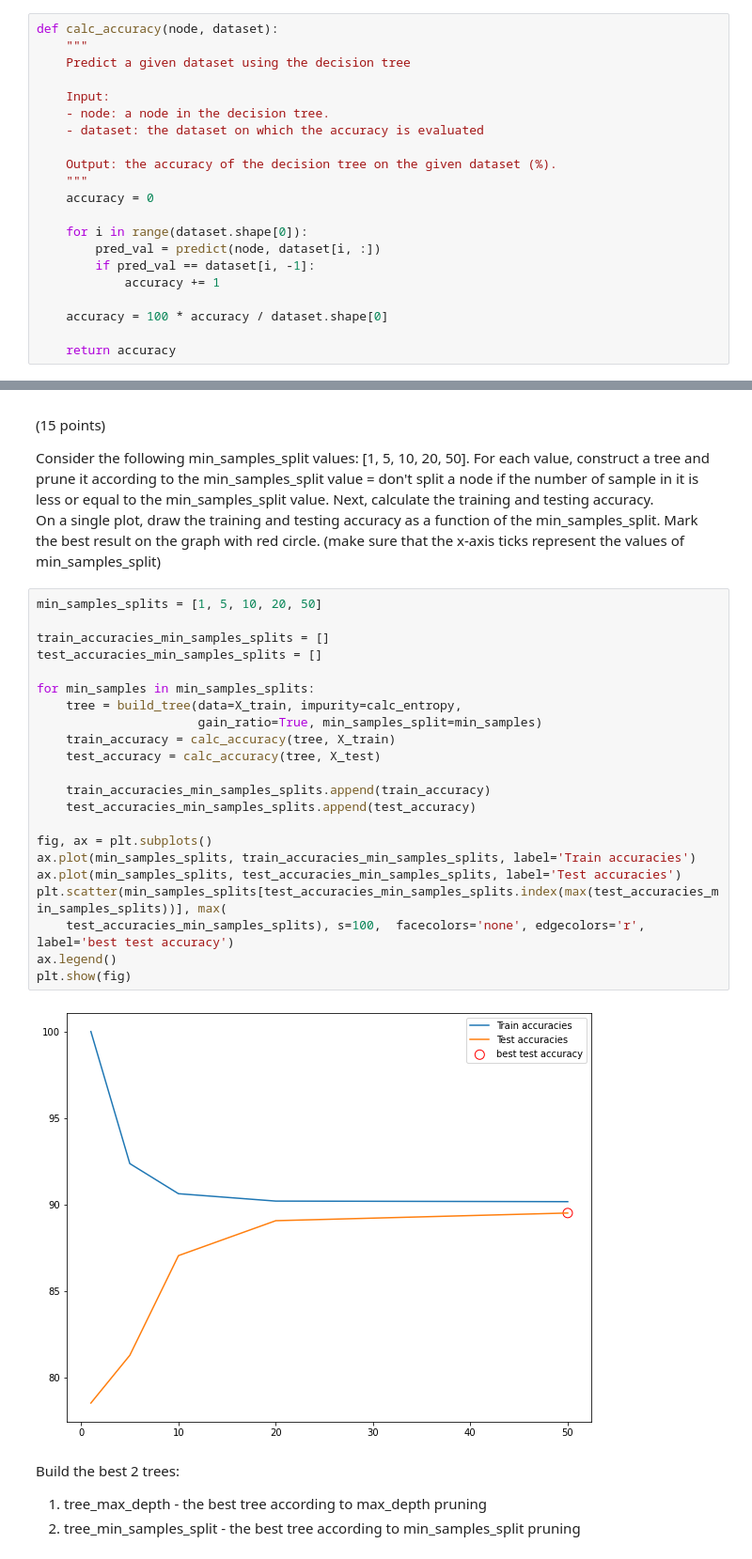
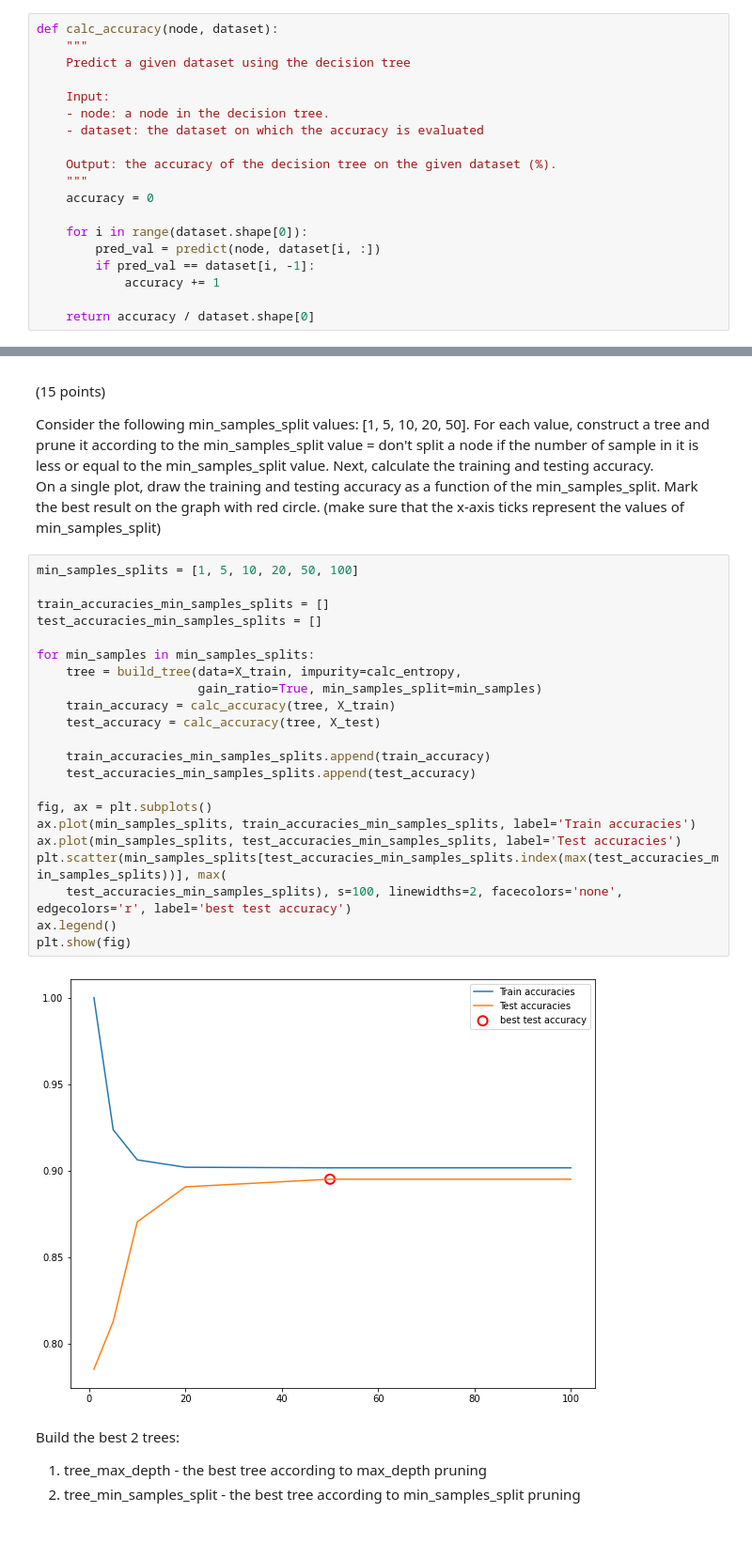
Before and after one commit to BDR2939/ML-from-Data, a Jupyter notebook: HW2/hw2_ 319238119_ 207576463.ipynb, the cells around one changed output, grey strips where cells are left out. Shown: that part at 94% size. Cells and saved outputs as stored; diff of their text form.

```diff
--- a/HW2/hw2_ 319238119_ 207576463.ipynb
+++ b/HW2/hw2_ 319238119_ 207576463.ipynb
@@ -418,9 +418,7 @@ def calc_accuracy(node, dataset):
         if pred_val == dataset[i, -1]:
             accuracy += 1
 
-    accuracy = 100 * accuracy / dataset.shape[0]
-
-    return accuracy
+    return accuracy / dataset.shape[0]
 # %% [markdown]
 After building the three trees using the training set, you should calculate the accuracy on the test set. For each tree print the training and test accuracy. Select the tree that gave you the best test accuracy. For the rest of the exercise, use that tree (when you asked to build another tree use the same impurity function and same gain_ratio flag).
 # %%
@@ -488,29 +486,29 @@ plt.show(fig)
 Consider the following min_samples_split values: [1, 5, 10, 20, 50]. For each value, construct a tree and prune it according to the min_samples_split value = don't split a node if the number of sample in it is less or equal to the min_samples_split value. Next, calculate the training and testing accuracy.<br>
 On a single plot, draw the training and testing accuracy as a function of the min_samples_split. Mark the best result on the graph with red circle. (make sure that the x-axis ticks represent the values of min_samples_split)
 # %%
-min_samples_splits = [1, 5, 10, 20, 50]
+min_samples_splits = [1, 5, 10, 20, 50, 100]
 
 train_accuracies_min_samples_splits = []
 test_accuracies_min_samples_splits = []
 
 for min_samples in min_samples_splits:
     tree = build_tree(data=X_train, impurity=calc_entropy,
                       gain_ratio=True, min_samples_split=min_samples)
     train_accuracy = calc_accuracy(tree, X_train)
     test_accuracy = calc_accuracy(tree, X_test)
 
     train_accuracies_min_samples_splits.append(train_accuracy)
     test_accuracies_min_samples_splits.append(test_accuracy)
 
 fig, ax = plt.subplots()
 ax.plot(min_samples_splits, train_accuracies_min_samples_splits, label='Train accuracies')
 ax.plot(min_samples_splits, test_accuracies_min_samples_splits, label='Test accuracies')
 plt.scatter(min_samples_splits[test_accuracies_min_samples_splits.index(max(test_accuracies_min_samples_splits))], max(
-    test_accuracies_min_samples_splits), s=100,  facecolors='none', edgecolors='r', label='best test accuracy')
+    test_accuracies_min_samples_splits), s=100, linewidths=2, facecolors='none', edgecolors='r', label='best test accuracy')
 ax.legend()
 plt.show(fig)
 # %% [output]
-[figure, old version]
+[figure, new version]
 # %% [markdown]
 Build the best 2 trees:
 1. tree_max_depth - the best tree according to max_depth pruning
```
Also changed, not shown: parts of 5 cells of this notebook.
